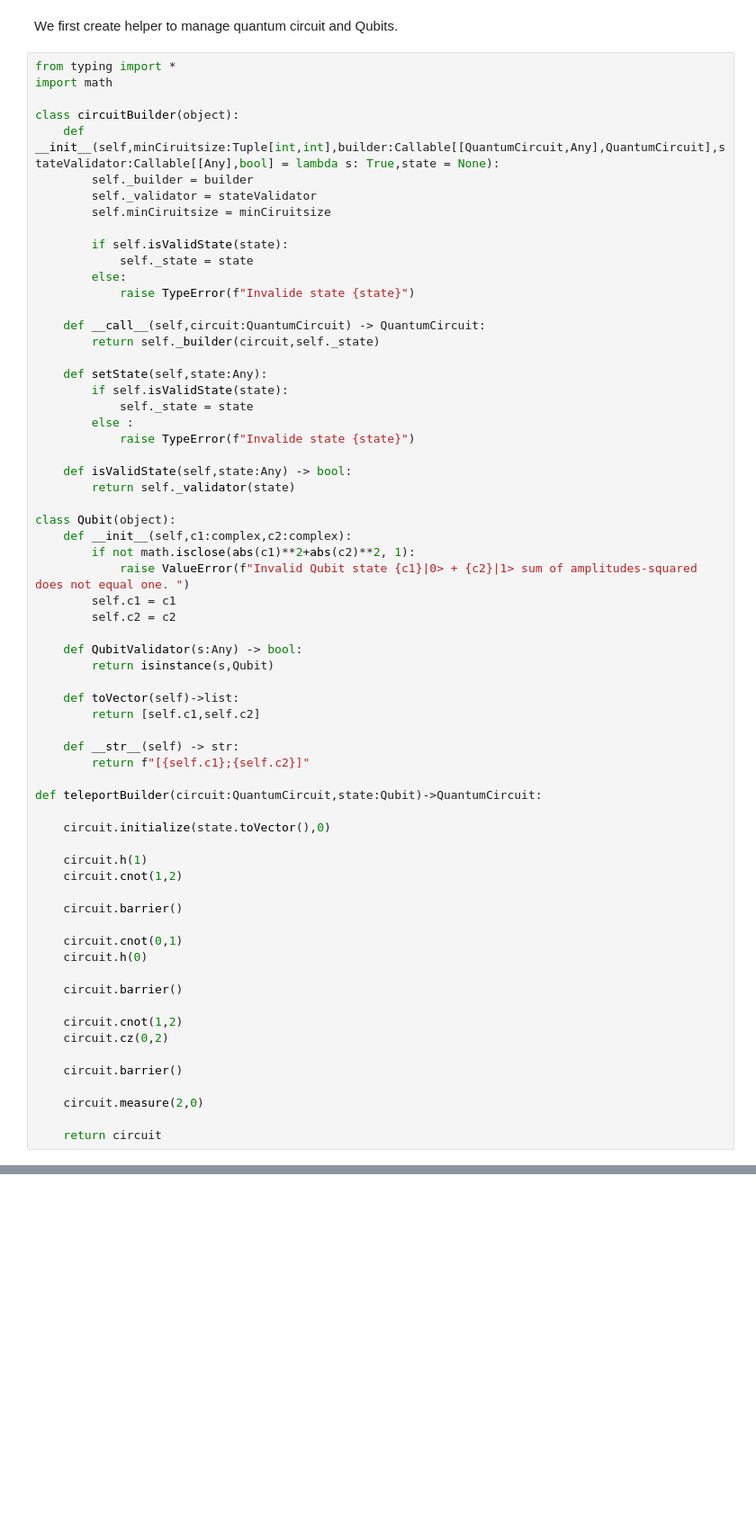
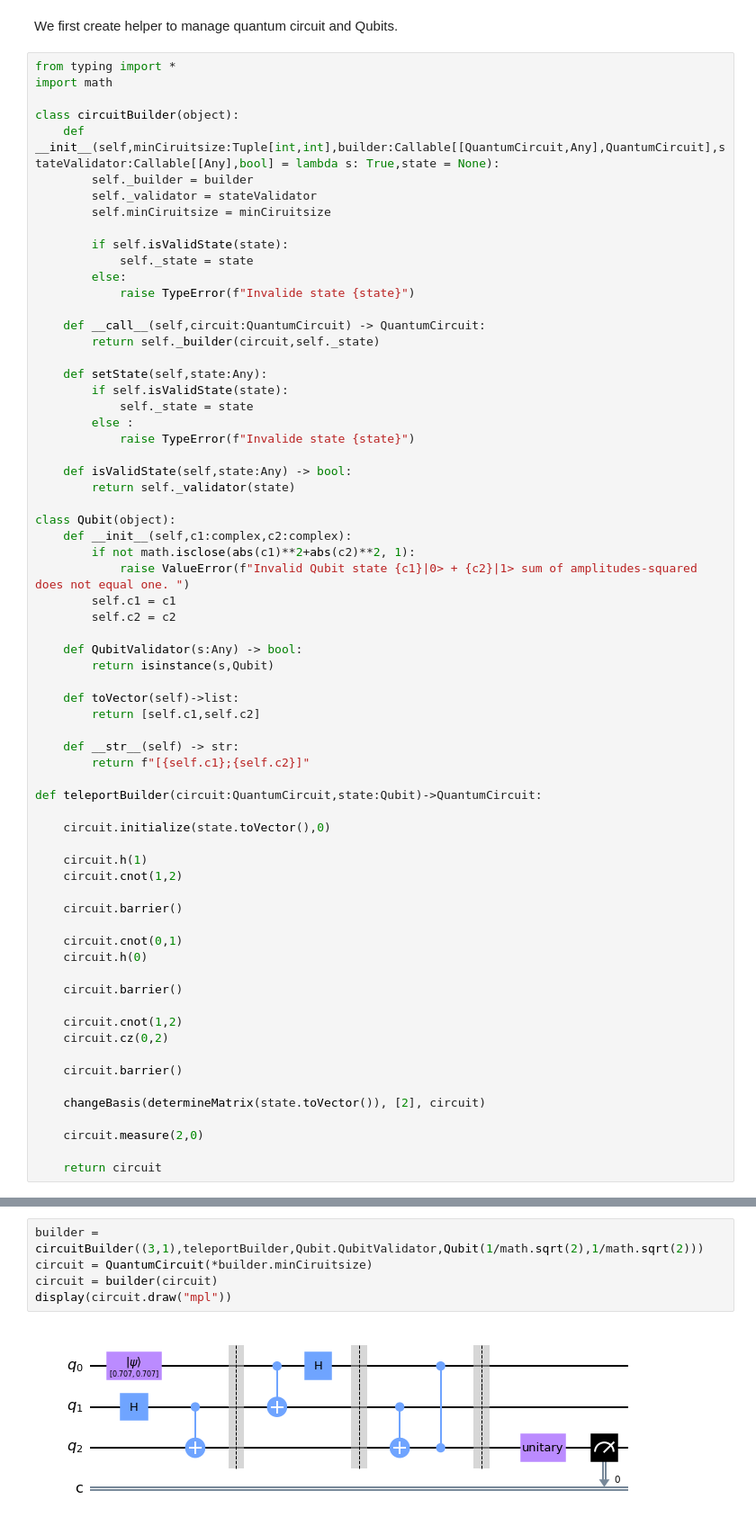
Before and after one commit to aurore-chappuis/quantum-teleportation, a Jupyter notebook: TH2.ipynb, the cells around one changed output, grey strips where cells are left out. Shown: that part at 90% size. Saved outputs shown, nothing was run; the diff lists cells and outputs as text; blank space fills up the shorter version.

```diff
--- a/TH2.ipynb
+++ b/TH2.ipynb
@@ -168,6 +166,8 @@ def teleportBuilder(circuit:QuantumCircuit,state:Qubit)->QuantumCircuit:
 
     circuit.barrier()
 
+    changeBasis(determineMatrix(state.toVector()), [2], circuit)
+
     circuit.measure(2,0)
 
     return circuit
@@ -395,0 +389,7 @@ def determineMatrix(vector): #Determines the transition of the vector we need to
+# %%
+builder = circuitBuilder((3,1),teleportBuilder,Qubit.QubitValidator,Qubit(1/math.sqrt(2),1/math.sqrt(2)))
+circuit = QuantumCircuit(*builder.minCiruitsize)
+circuit = builder(circuit)
+display(circuit.draw("mpl"))
+# %% [output]
+[figure, added]
```
Also changed, not shown: parts of 11 cells of this notebook.
